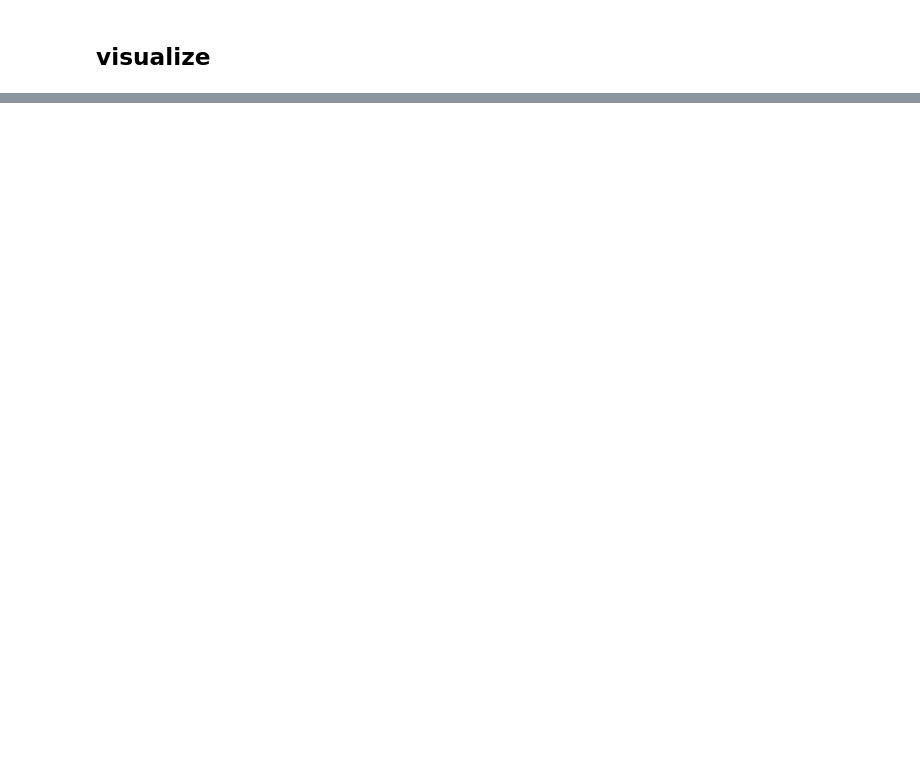
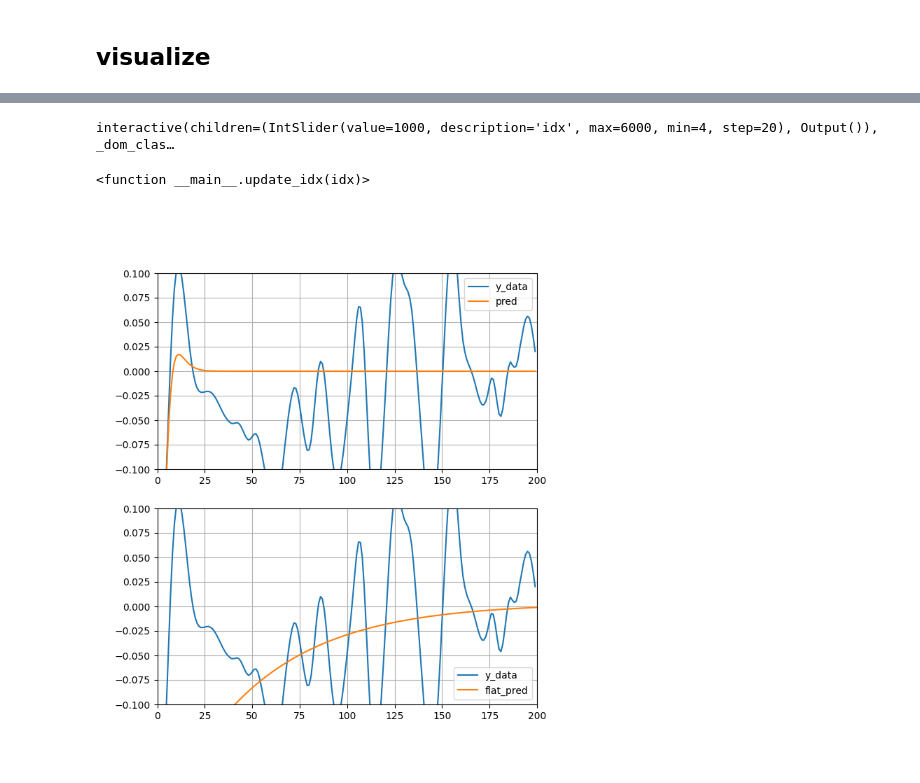
Before and after one commit to jozbee/mpc_comparison, a Jupyter notebook: notebooks/poly_pred/05_poly_pred.ipynb, the cells around one changed output, grey strips where cells are left out. Saved outputs shown, nothing was run; the diff lists cells and outputs as text; code cells hidden in the pictures; blank space fills up the shorter version.

```diff
--- a/notebooks/poly_pred/05_poly_pred.ipynb
+++ b/notebooks/poly_pred/05_poly_pred.ipynb
@@ -116,28 +127,32 @@ for ax in axs:
 # %%
 fig, axs = plt.subplots(2, 1, figsize=(7, 8))
 
 idx = 1000
 t = np.linspace(0, 2.0, num=spec.n + 1, endpoint=True)
-line0, = axs[0].plot(y_data[idx + 1: idx + spec.n + 2], label="y_data")
+line0, = axs[0].plot(y_data[idx: idx + spec.n], label="y_data")
 line1, = axs[0].plot(pred_fun(y_data[idx - 3: idx + 1], t, idx), label="pred")
-line2, = axs[1].plot(y_data[idx + 1: idx + spec.n + 2], label="y_data")
+line2, = axs[1].plot(y_data[idx: idx + spec.n], label="y_data")
 line3, = axs[1].plot(pred_fun_check(y_data[idx - 1: idx + 1], t, idx), label="flat_pred")
 for ax in axs:
     ax.grid()
     ax.legend()
     ax.set_xlim(0, 200)
     ax.set_ylim(-0.1, 0.1)
 
 def update_idx(idx):
     t = np.linspace(0, 2.0, num=spec.n + 1, endpoint=True)
-    line0.set_ydata(y_data[idx + 1: idx + spec.n + 2])
+    line0.set_ydata(y_data[idx: idx + spec.n])
     line1.set_ydata(pred_fun(y_data[idx - 3: idx + 1], t, idx))
-    line2.set_ydata(y_data[idx + 1: idx + spec.n + 2])
+    line2.set_ydata(y_data[idx: idx + spec.n])
     line3.set_ydata(pred_fun_check(y_data[idx - 1: idx + 1], t, idx))
     # for ax in axs:
     #     ax.grid()
     #     ax.legend()
     fig.canvas.draw_idle()
 
 idx_slider = ipywidgets.widgets.IntSlider(value=idx, min=4, max=6000, step=20)
 ipywidgets.interact(update_idx, idx=idx_slider)
+# %% [output]
+interactive(children=(IntSlider(value=1000, description='idx', max=6000, min=4, step=20), Output()), _dom_clas…
+<function __main__.update_idx(idx)>
+[figure, added]
```
Also changed, not shown: parts of 8 cells of this notebook, 11 other files.
